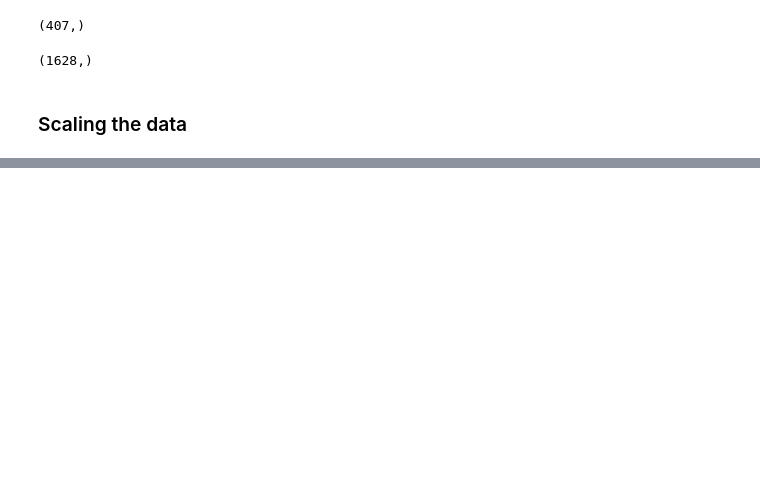
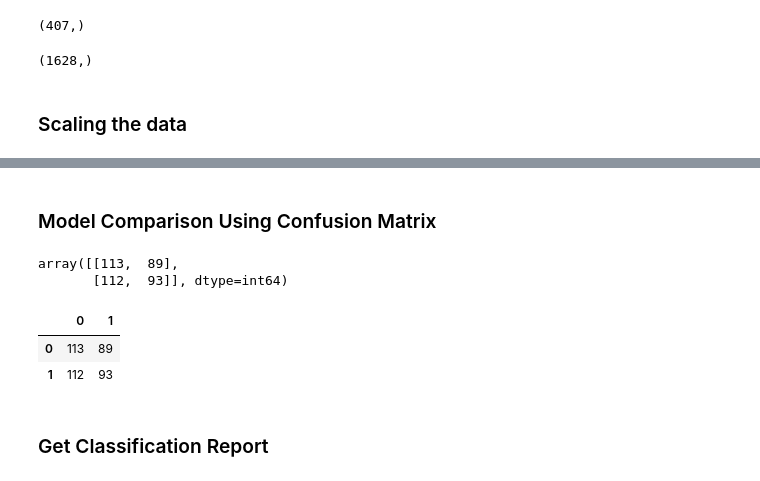
Before and after one commit to luch91/Blockchain-Crypto-Machine-Learning, a Jupyter notebook: Data/KNN/knn_crypt.ipynb, the cells around one changed output, grey strips where cells are left out. Cells and saved outputs as stored; diff of their text form; code cells hidden in the pictures; blank space fills up the shorter version.

```diff
--- a/Data/KNN/knn_crypt.ipynb
+++ b/Data/KNN/knn_crypt.ipynb
@@ -175,0 +269,2 @@ array([[-0.63906277, -0.62609   , -0.65270008],
+# %% [markdown]
+### Model Comparison Using Confusion Matrix
@@ -175,0 +273,17 @@ array([[-0.63906277, -0.62609   , -0.65270008],
+# %%
+confusion_matrix(y_test, y_prediction)
+# %% [output]
+array([[113,  89],
+       [112,  93]], dtype=int64)
+# %%
+# convert confusion matrix into a dataframe
+
+matrix = confusion_matrix(y_test, y_prediction)
+
+pd.DataFrame(matrix)
+# %% [output]
+|  | 0 | 1 |
+| 0 | 113 | 89 |
+| 1 | 112 | 93 |
+# %% [markdown]
+### Get Classification Report
```
Also changed, not shown: parts of 22 cells of this notebook, 1 other file.
